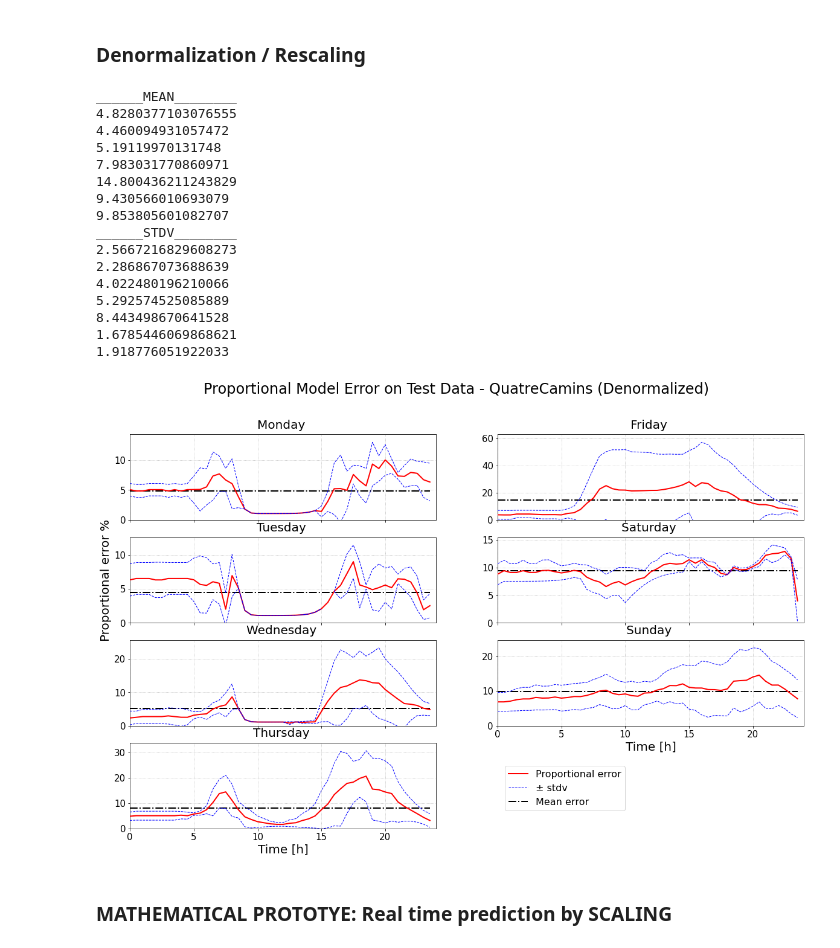
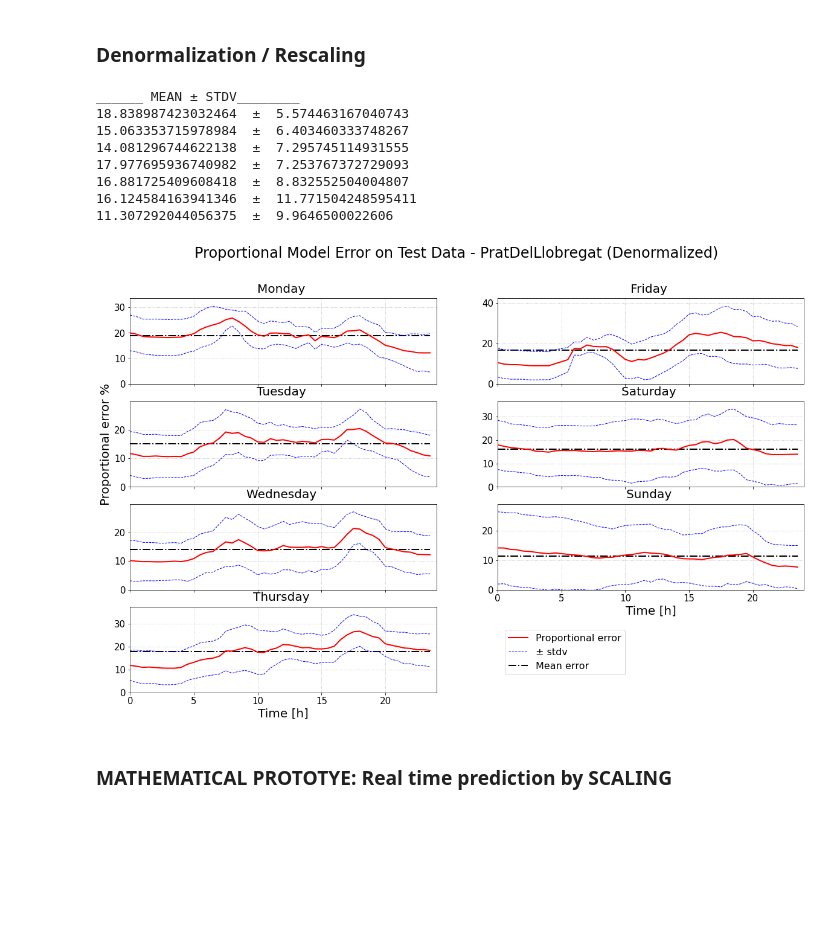
Before and after one commit to aig-upf/car-park, a Jupyter notebook: TN_Normalized_allStations_simplified_load.ipynb, the cells around one changed output. Cells and saved outputs as stored; diff of their text form; code cells hidden in the pictures; blank space fills up the shorter version.

Commit message:
added aggregated Errorplot

```diff
--- a/TN_Normalized_allStations_simplified_load.ipynb
+++ b/TN_Normalized_allStations_simplified_load.ipynb
@@ -14,7 +15,7 @@ df_column_name=['Parking Vilanova Renfe','Parking Sant Sadurní Renfe','Parking
               'Parking Quatre Camins','Cerdanyola Universitat Renfe','Parking Granollers Renfe',
                 'Parking Martorell FGC','Parking Mollet Renfe','Parking Sant Quirze FGC',
                'Parking Prat del Ll.']
-current_parking_ix=3
+current_parking_ix=9
 # problems on Weekend with 2 SantBoi, 4 Cerdanyola,
 # bad data: 6 Martorell, 8 SantQuirze DO NOT USE
 #good 0 Vilanova, 1 SantSadurni, 4 QuatreCamins, 5 Granollers, 7 Mollet, 9 PratDelLlobregat
@@ -557,76 +513,74 @@ fig.suptitle('Proportional Model Error on Test Data - '+current_parking+' (Denor
 time = np.linspace(0,23.5,48)
 
 mean_Monday =  [np.mean(error_monday_tn)]*len(time)
+mstdv_Monday= np.mean(stdv_error_monday_tn[~np.isnan(stdv_error_monday_tn)])
 subplotCDFsubtractionStdvErr(fig, ax, 0, 0, time, error_monday_tn, stdv_error_monday_tn, mean_Monday,
                  'Monday ', 'Monday',False,False,False,False)
 
 mean_Tuesday =  [np.mean(error_tuesday_tn)]*len(time)
+mstdv_Tuesday= np.mean(stdv_error_tuesday_tn[~np.isnan(stdv_error_tuesday_tn)])
 subplotCDFsubtractionStdvErr(fig, ax, 1, 0, time, error_tuesday_tn, stdv_error_tuesday_tn,  mean_Tuesday,
                  'Tuesday ', 'Tuesday',False,True,False,False)
 
 mean_Wednesday =  [np.mean(error_wednesday_tn)]*len(time)
+mstdv_Wednesday= np.mean(stdv_error_wednesday_tn[~np.isnan(stdv_error_wednesday_tn)])
 subplotCDFsubtractionStdvErr(fig, ax, 2, 0, time, error_wednesday_tn, stdv_error_wednesday_tn, mean_Wednesday,
                  'Wednesday ', 'Wednesday',False,False,False,False)
 
 mean_Thursday =  [np.mean(error_thursday_tn)]*len(time)
+mstdv_Thursday= np.mean(stdv_error_thursday_tn[~np.isnan(stdv_error_thursday_tn)])
 subplotCDFsubtractionStdvErr(fig, ax, 3, 0, time, error_thursday_tn, stdv_error_thursday_tn, mean_Thursday,
                  'Thursday ', 'Thursday',True,False,True,False)
 
 mean_Friday =  [np.mean(error_friday_tn)]*len(time)
+mstdv_Friday= np.mean(stdv_error_friday_tn)
 subplotCDFsubtractionStdvErr(fig, ax, 0, 1, time, error_friday_tn, stdv_error_friday_tn, mean_Friday,
                  'Friday ', 'Friday',False,False,False,False)
 
 mean_Saturday =  [np.mean(error_saturday_tn)]*len(time)
+mstdv_Saturday= np.mean(stdv_error_saturday_tn)
 subplotCDFsubtractionStdvErr(fig, ax, 1, 1, time, error_saturday_tn, stdv_error_saturday_tn, mean_Saturday,
                  'Saturday ', 'Saturday',False,False,False,False)
 
 mean_Sunday =  [np.mean(error_sunday_tn)]*len(time)
+mstdv_Sunday= np.mean(stdv_error_sunday_tn)
 subplotCDFsubtractionStdvErr(fig, ax, 2, 1, time, error_sunday_tn, stdv_error_sunday_tn, mean_Sunday,
                  'Sunday ', 'Sunday',True,False,True,True)
 
 ax[3,1].set_visible(False)
 fig.savefig('TestError_'+current_parking+'.pdf',bbox_inches='tight');
 #ax[2,2].set_visible(False)
 #fig.tight_layout(pad=5.0)
 #for ax in ax.flat:
 #    ax.set_ylabel('PROPORTIONAL ERROR %', fontsize=10)
 #    ax.set_xlabel('HOUR', fontsize=11)
 
 
-print('______MEAN________')
+print('______ MEAN ± STDV________')
 
-print(mean_Monday[0])
-print(mean_Tuesday[0])
-print(mean_Wednesday[0])
-print(mean_Thursday[0])
-print(mean_Friday[0])
-print(mean_Saturday[0])
-print(mean_Sunday[0])
+print( mean_Monday[0], ' ± ', mstdv_Monday)
+print(mean_Tuesday[0], ' ± ', mstdv_Tuesday)
+print(mean_Wednesday[0], ' ± ', mstdv_Wednesday)
+print(mean_Thursday[0], ' ± ', mstdv_Thursday)
+print(mean_Friday[0], ' ± ', mstdv_Friday)
+print(mean_Saturday[0], ' ± ', mstdv_Saturday)
+print(mean_Sunday[0], ' ± ', mstdv_Sunday)
+#print('______STDV________')
 
-print('______STDV________')
-
-print(np.std(error_monday_tn))
-print(np.std(error_tuesday_tn))
-print(np.std(error_wednesday_tn))
-print(np.std(error_thursday_tn))
-print(np.std(error_friday_tn))
-print(np.std(error_saturday_tn))
-print(np.std(error_sunday_tn))
+#print(np.std(error_monday_tn))
+#print(np.std(error_tuesday_tn))
+#print(np.std(error_wednesday_tn))
+#print(np.std(error_thursday_tn))
+#print(np.std(error_friday_tn))
+#print(np.std(error_saturday_tn))
+#print(np.std(error_sunday_tn))
 # %% [output]
-______MEAN________
-4.8280377103076555
-4.460094931057472
-5.19119970131748
-7.983031770860971
-14.800436211243829
-9.430566010693079
-9.853805601082707
-______STDV________
-2.5667216829608273
-2.286867073688639
-4.022480196210066
-5.292574525085889
-8.443498670641528
-1.6785446069868621
-1.918776051922033
+______ MEAN ± STDV________
+18.838987423032464  ±  5.574463167040743
+15.063353715978984  ±  6.403460333748267
+14.081296744622138  ±  7.295745114931555
+17.977695936740982  ±  7.253767372729093
+16.881725409608418  ±  8.832552504004807
+16.124584163941346  ±  11.771504248595411
+11.307292044056375  ±  9.9646500022606
-[figure, old version]
+[figure, new version]
```
Also changed, not shown: parts of 31 cells of this notebook, 3 other files.
